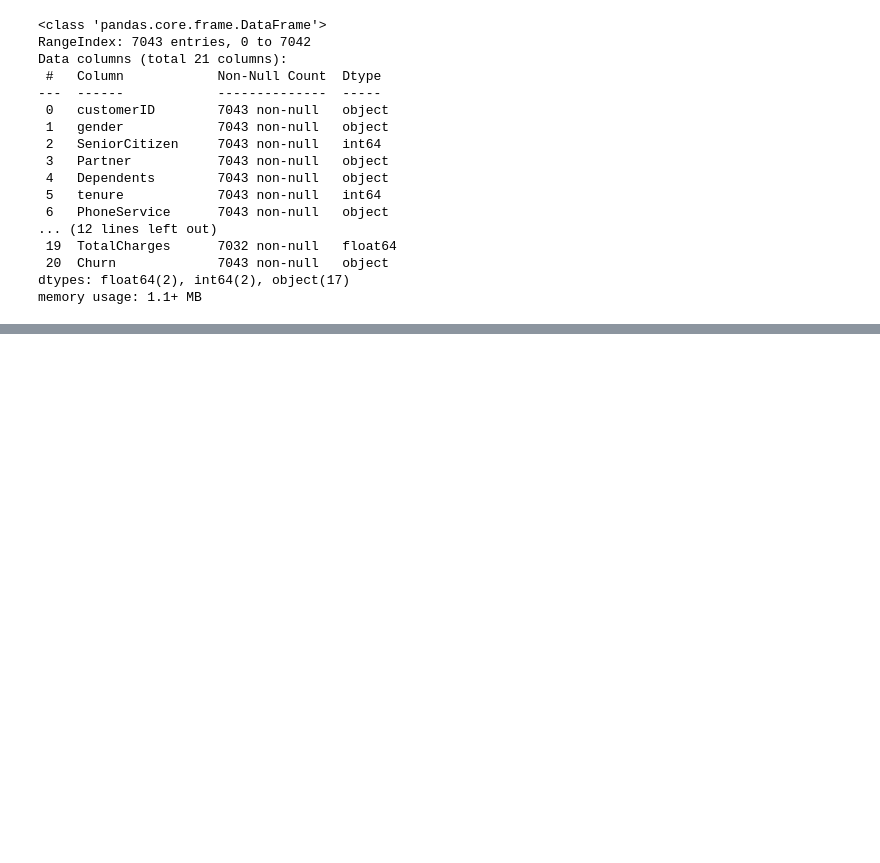
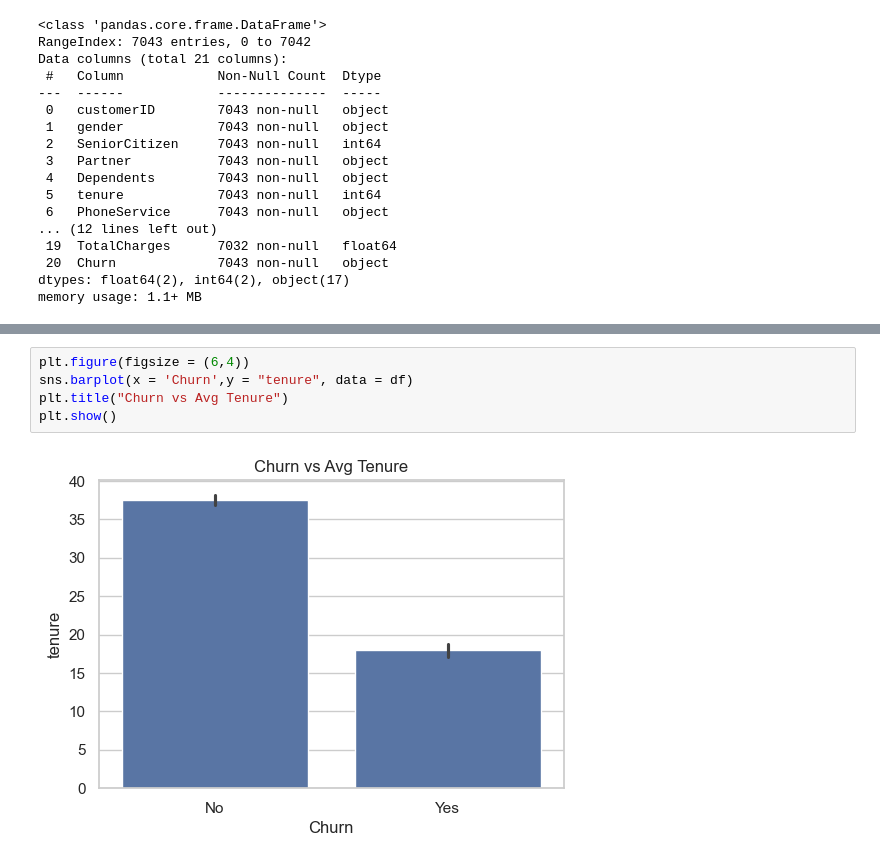
Before and after one commit to saidattaputta/Customer-Churn-Prediction---Decision-Analytics, a Jupyter notebook: 03_deep_eda.ipynb, the cells around one changed output, grey strips where cells are left out. Drawn from its saved outputs; the diff is of its cells as text; blank space fills up the shorter version.

```diff
--- a/03_deep_eda.ipynb
+++ b/03_deep_eda.ipynb
@@ -60,0 +83,7 @@ memory usage: 1.1+ MB
+# %%
+plt.figure(figsize = (6,4))
+sns.barplot(x = 'Churn',y = "tenure", data = df)
+plt.title("Churn vs Avg Tenure")
+plt.show()
+# %% [output]
+[figure, added]
```
Also changed, not shown: parts of 12 cells of this notebook.
